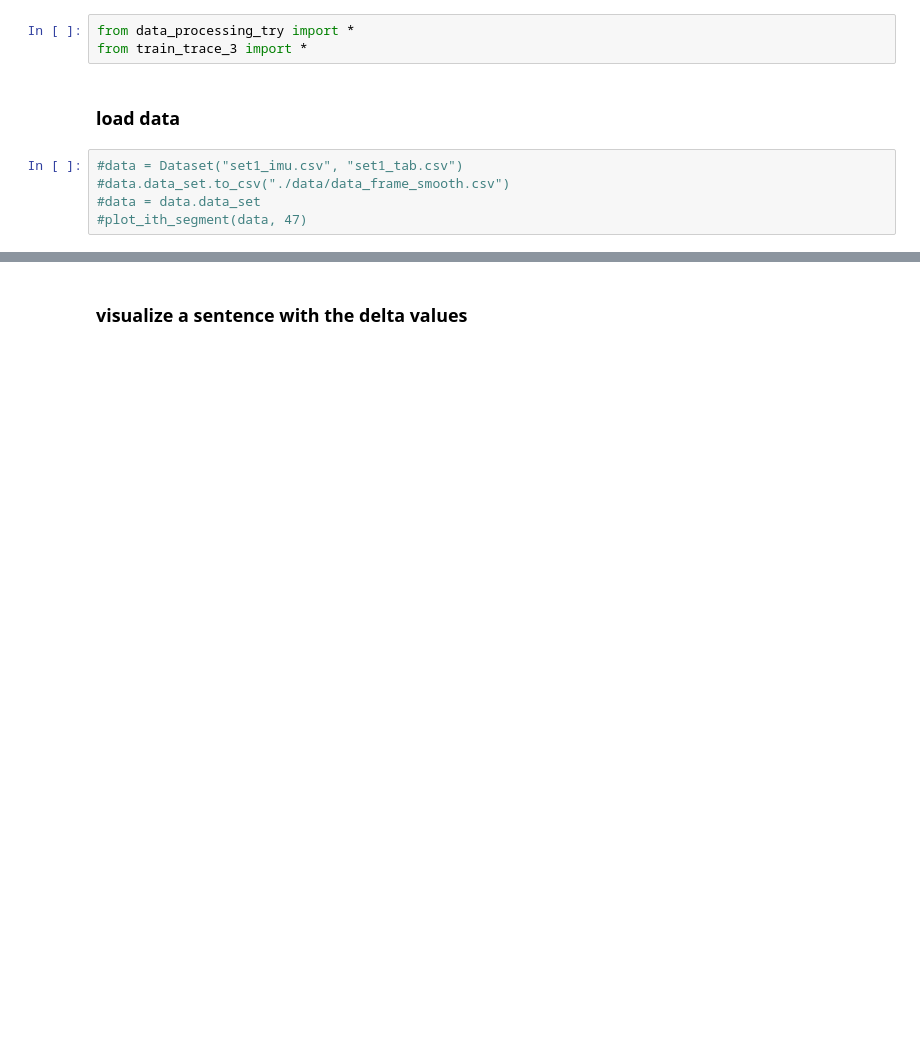
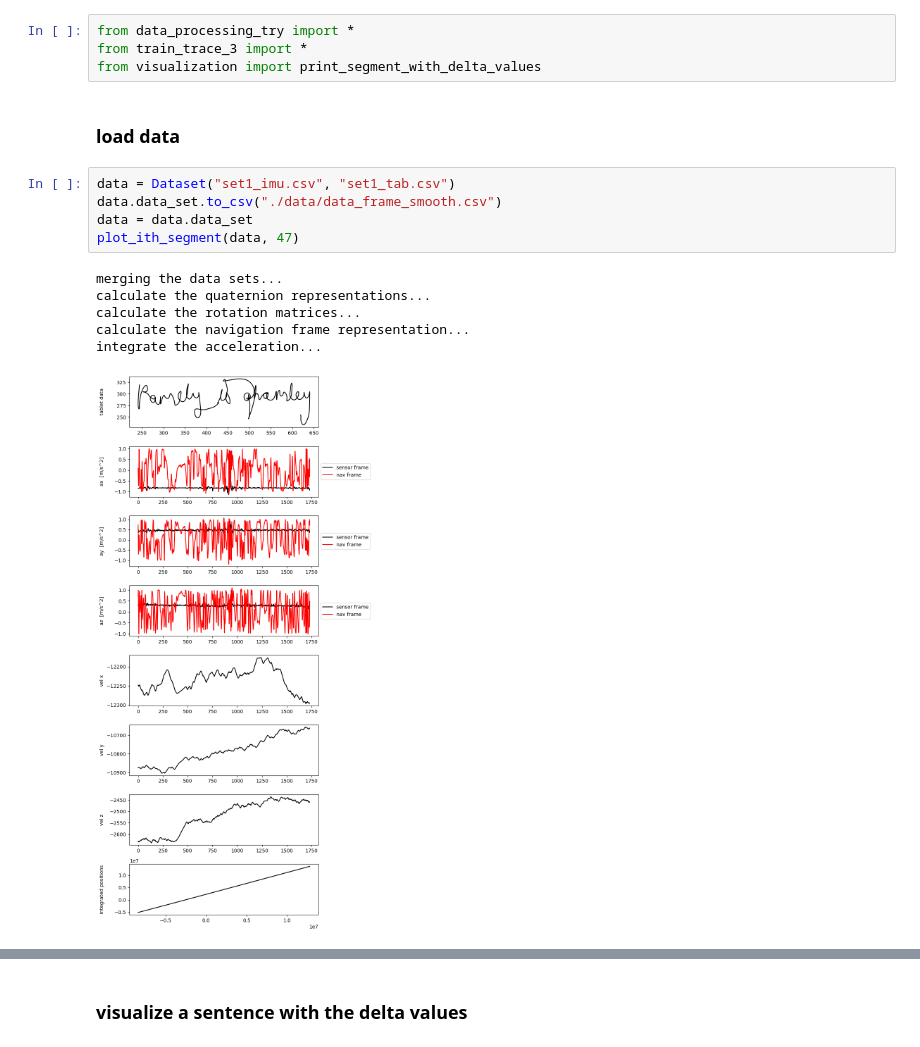
Before and after one commit to anni5701/tracePrediction, a Jupyter notebook: main_4.ipynb, the cells around one changed output, grey strips where cells are left out. Cells and saved outputs as stored; diff of their text form; blank space fills up the shorter version.

```diff
--- a/main_4.ipynb
+++ b/main_4.ipynb
@@ -1,12 +1,20 @@
 # %%
 from data_processing_try import *
 from train_trace_3 import *
+from visualization import print_segment_with_delta_values
 # %% [markdown]
 ### load data
 # %%
-#data = Dataset("set1_imu.csv", "set1_tab.csv")
-#data.data_set.to_csv("./data/data_frame_smooth.csv")
-#data = data.data_set
-#plot_ith_segment(data, 47)
+data = Dataset("set1_imu.csv", "set1_tab.csv")
+data.data_set.to_csv("./data/data_frame_smooth.csv")
+data = data.data_set
+plot_ith_segment(data, 47)
+# %% [output]
+merging the data sets...
+calculate the quaternion representations...
+calculate the rotation matrices...
+calculate the navigation frame representation...
+integrate the acceleration...
+[figure, added]
 # %%
 
```
Also changed, not shown: parts of 16 cells of this notebook, 2 other files.
